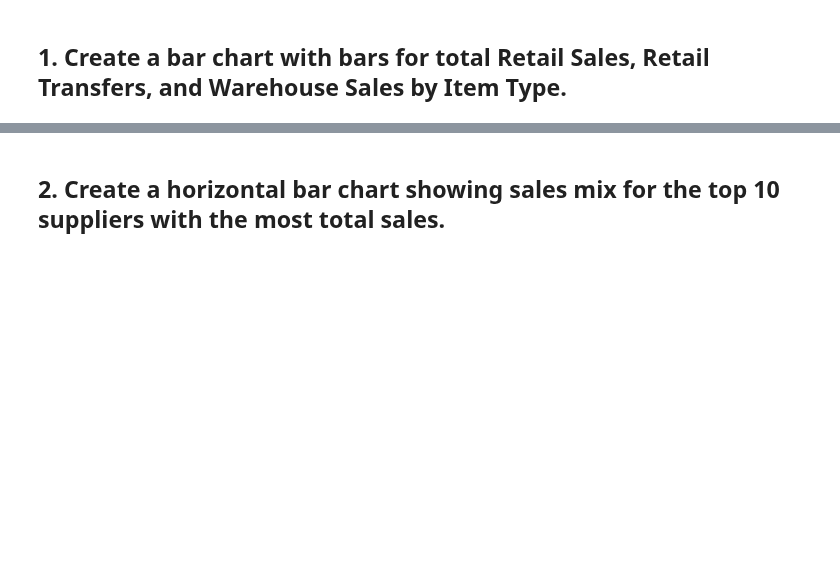
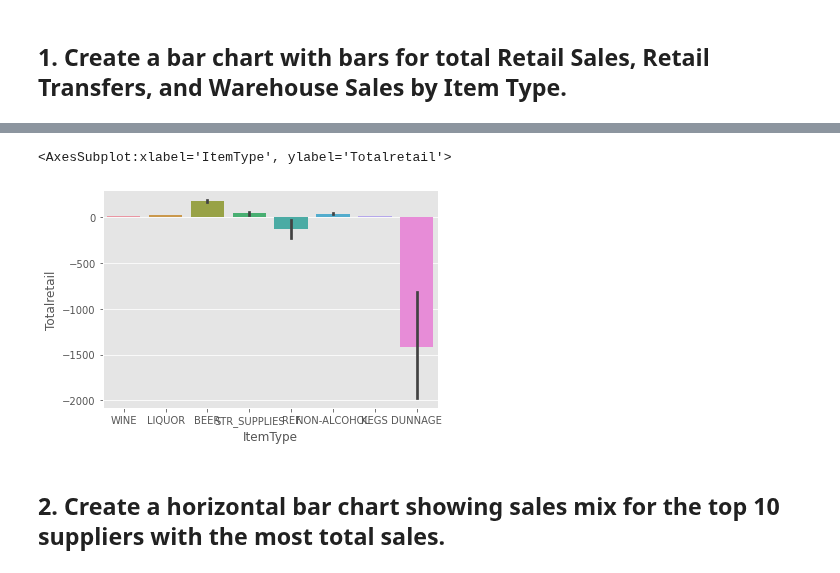
Before and after one commit to jmolendijk/dataV2-labs, a Jupyter notebook: module-2/Plotting-Multiple-Data-Series/your-code/main.ipynb, the cells around one changed output, grey strips where cells are left out. Saved outputs shown, nothing was run; the diff lists cells and outputs as text; code cells hidden in the pictures; blank space fills up the shorter version.

```diff
--- a/module-2/Plotting-Multiple-Data-Series/your-code/main.ipynb
+++ b/module-2/Plotting-Multiple-Data-Series/your-code/main.ipynb
@@ -22,3 +22,5 @@ data.head()
 | 4 | 2017 | 4 | ROYAL WINE CORP | 101664 | RAMON CORDOVA RIOJA - 750ML | WINE | 0.0 | 4.0 | ... |
 # %% [markdown]
 ## 1. Create a bar chart with bars for total Retail Sales, Retail Transfers, and Warehouse Sales by Item Type.
+# %%
+data['Totalretail'] = data[["RetailSales", "RetailTransfers", "WarehouseSales"]].sum(axis=1)
@@ -25,2 +43,8 @@ data.head()
+# %%
+plt.style.use('ggplot')
+sns.barplot(y='Totalretail', x='ItemType',data = data)
+# %% [output]
+<AxesSubplot:xlabel='ItemType', ylabel='Totalretail'>
+[figure, added]
 # %% [markdown]
 ## 2. Create a horizontal bar chart showing sales mix for the top 10 suppliers with the most total sales.
```
Also changed, not shown: parts of 11 cells of this notebook, 1 other file.
